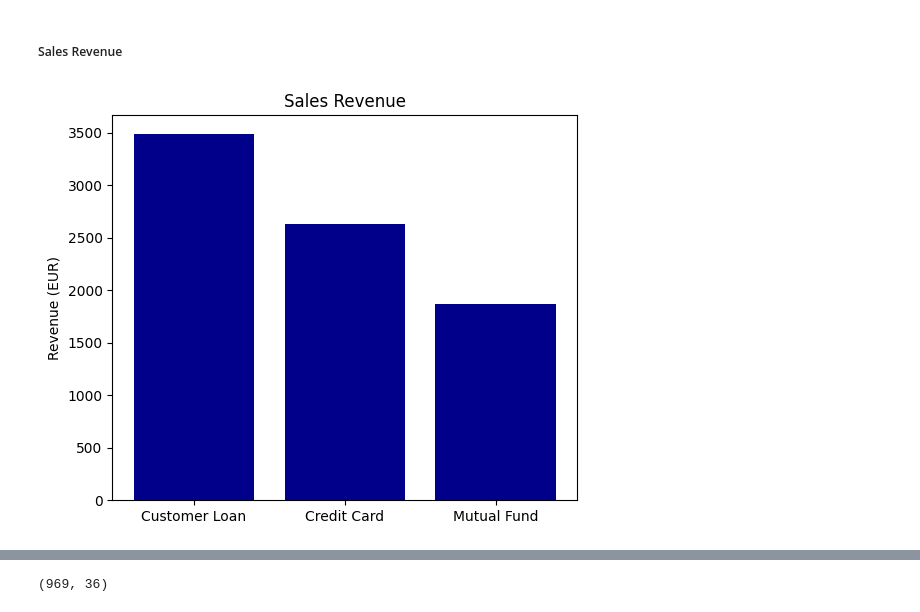
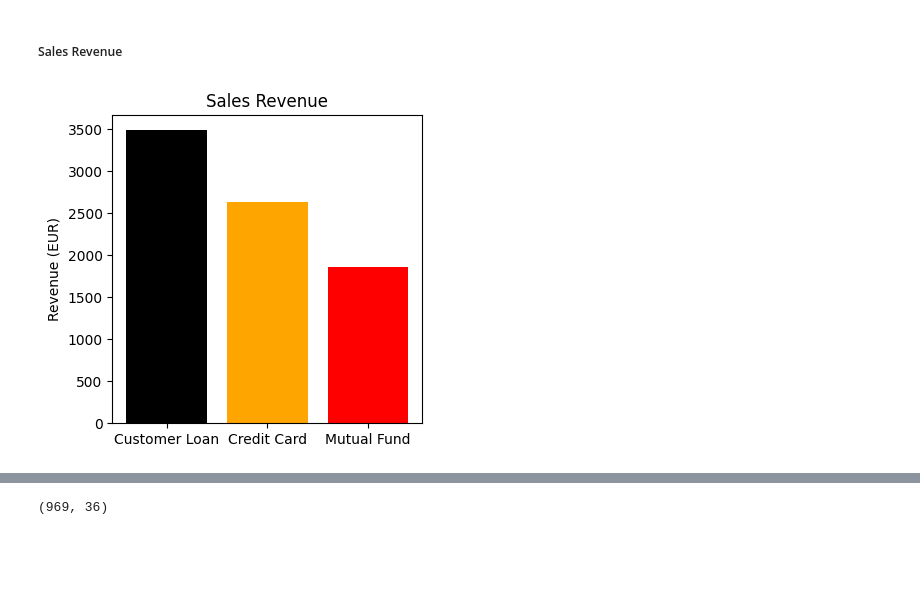
Before and after one commit to JonathanRabbi/DataSciencecase_Bank_Marketing, a Jupyter notebook: Consumer_Loan.ipynb, the cells around one changed output, grey strips where cells are left out. Cells and saved outputs as stored; diff of their text form; code cells hidden in the pictures; blank space fills up the shorter version.

```diff
--- a/Consumer_Loan.ipynb
+++ b/Consumer_Loan.ipynb
@@ -85,0 +100,14 @@ Number of anomalies: 47
+# %%
+warnings.filterwarnings("ignore")
+
+df_merge['Sex'] = df_merge['Sex'].astype(str)
+
+plt.figure(figsize=(4, 4))
+
+
+sns.countplot(x='Sex', data=df_merge, palette={'0.0': 'orange', '1.0': 'black'})
+
+plt.xlabel('Gender')
+plt.ylabel('Count')
+plt.title('Distribution of Male and Female')
+plt.show()
@@ -86,15 +116,15 @@ Number of anomalies: 47
 # %% [markdown]
 ##### Sales Revenue
 # %%
-plt.figure(figsize=(6,5))
+plt.figure(figsize=(4,4))
 
 columns = np.arange(3)
 revenue = [df_merge['Revenue_CL'].sum(), df_merge['Revenue_CC'].sum(), df_merge['Revenue_MF'].sum()]
 
-plt.bar(columns, revenue, align='center', color="darkblue")
+plt.bar(columns, revenue, align='center', color=["black","orange","red"])
 plt.xticks(columns, ['Customer Loan','Credit Card','Mutual Fund'])
 plt.ylabel('Revenue (EUR)')
 plt.title('Sales Revenue')
 plt.show()
 # %% [output]
-[figure, old version]
+[figure, new version]
```
Also changed, not shown: parts of 23 cells of this notebook, 5 other files.
